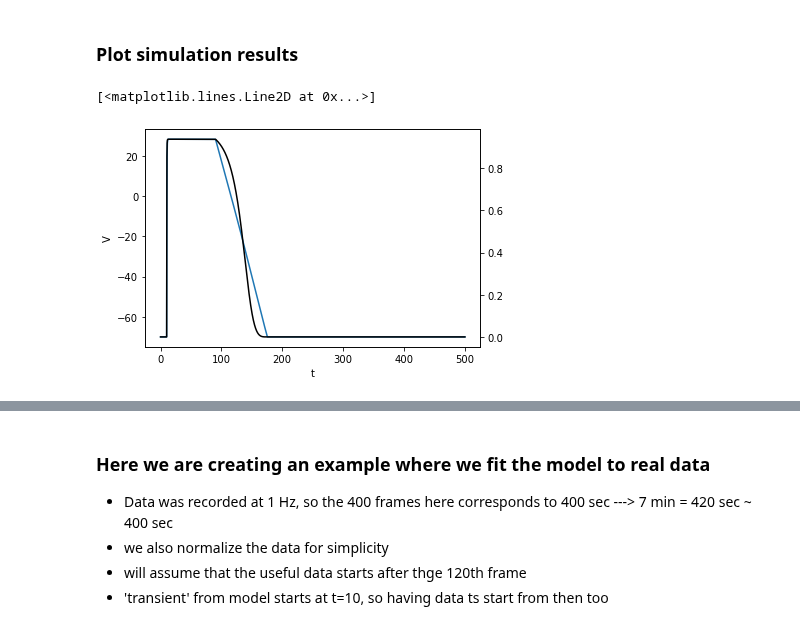
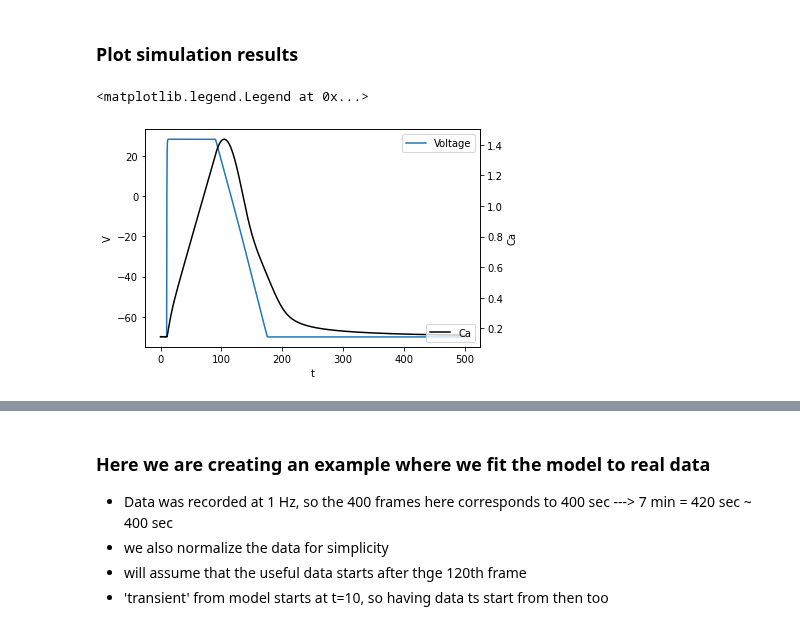
Before and after one commit to huskeypm/tutorials, a Jupyter notebook: systemsbio/minimal.ipynb, the cells around one changed output, grey strips where cells are left out. Saved outputs shown, nothing was run; the diff lists cells and outputs as text; code cells hidden in the pictures.

```diff
--- a/systemsbio/minimal.ipynb
+++ b/systemsbio/minimal.ipynb
@@ -151,16 +157,18 @@ Text(0.5, 0, 'V')
 ### Plot simulation results
 # %%
 fig,ax = plt.subplots(1)
-Vms= ys[:,0 ]
-ax.plot(ts, Vms)
 
+cas = ys[:,1 ]
+
+ax.plot(ts, ys[:,0 ], label="Voltage")
 ax.set_ylabel("V")
 ax.set_xlabel("t")
+ax.legend()
 
 axr = ax.twinx()
-pOs = iCaPOpen(Vms)
-
-axr.plot(ts,pOs,'k')
+axr.plot(ts,cas,"k",label="Ca")
+plt.ylabel("Ca")
+axr.legend(loc=4)
 # %% [output]
-[<matplotlib.lines.Line2D at 0x...>]
+<matplotlib.legend.Legend at 0x...>
-[figure, old version]
+[figure, new version]
```
Also changed, not shown: parts of 8 cells of this notebook.
